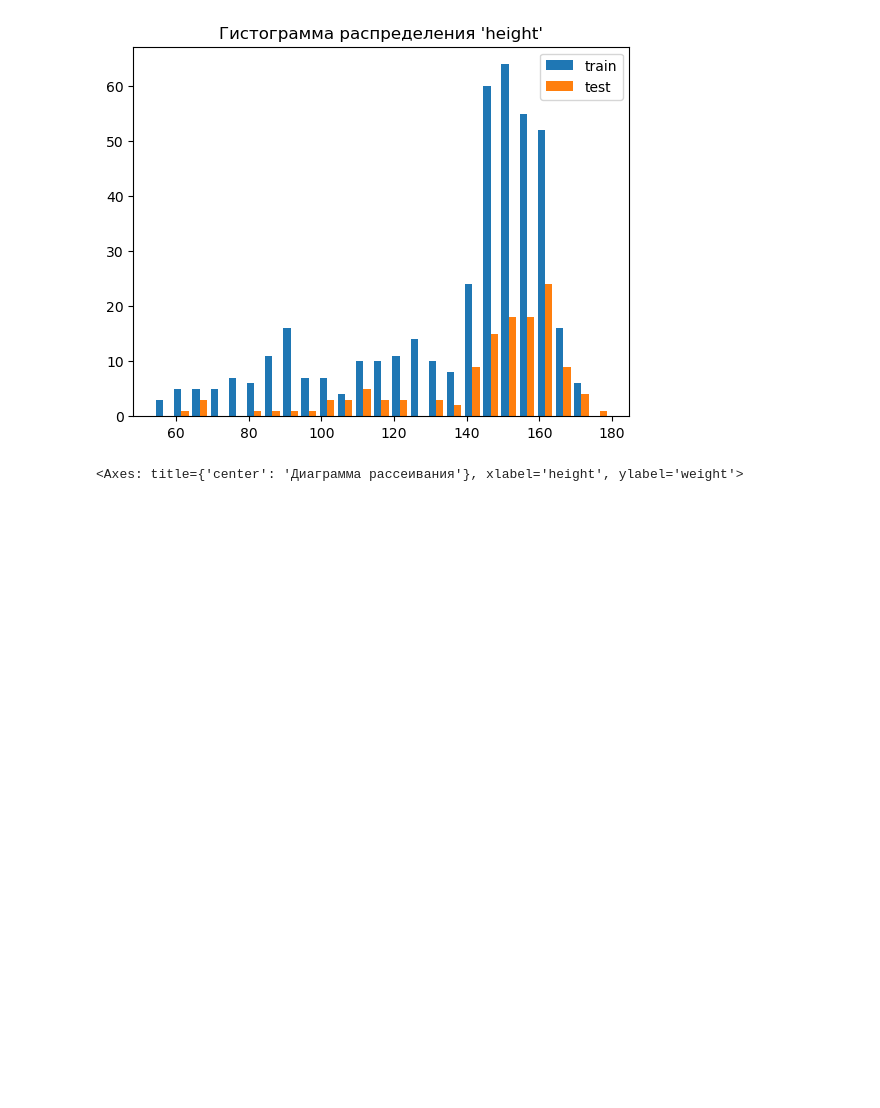
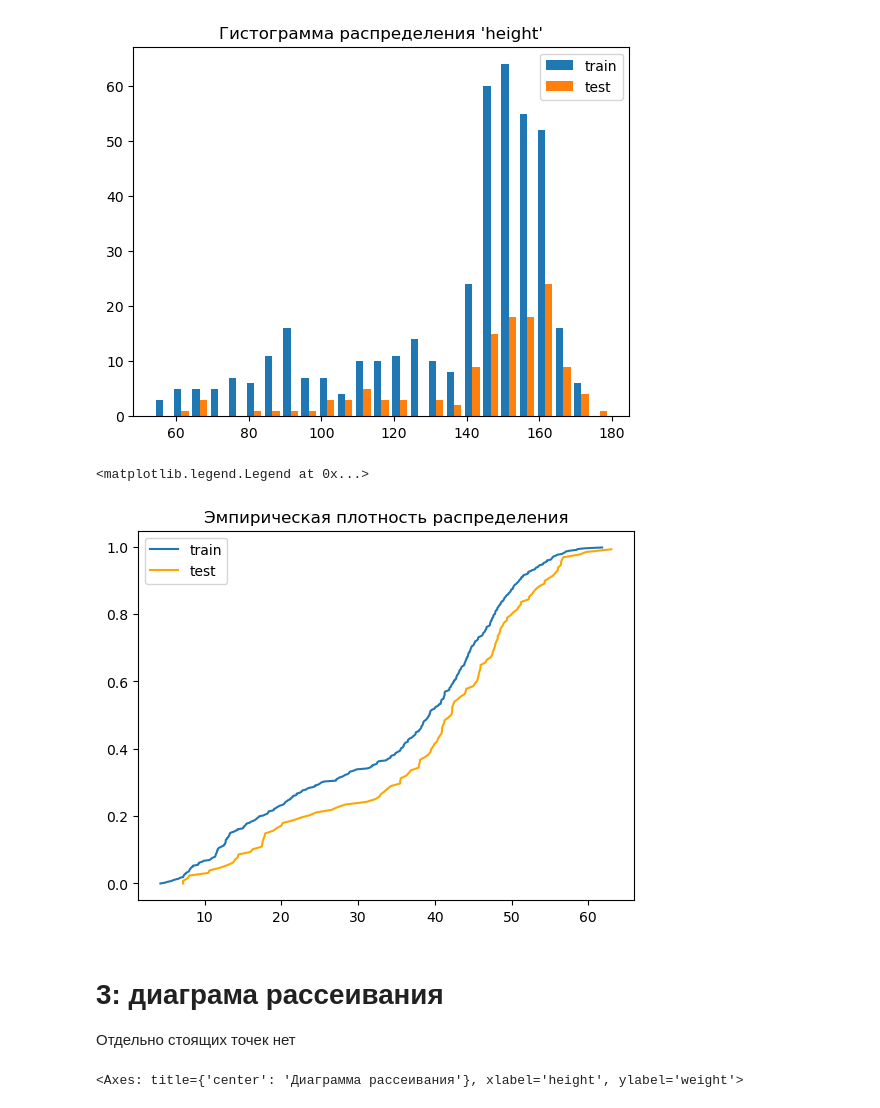
Before and after one commit to danya02/rudn-year3-ml-methods, a Jupyter notebook: lab1/work.ipynb, the cells around one changed output. Drawn from its saved outputs; the diff is of its cells as text; code cells hidden in the pictures; blank space fills up the shorter version.

```diff
--- a/lab1/work.ipynb
+++ b/lab1/work.ipynb
@@ -145,4 +151,24 @@ ax.set_title("Гистограмма распределения 'height'")
 plt.show()
 # %% [output]
 [figure]
+# %%
+tx_train = np.sort(train['weight'])
+ty_train = np.arange(len(tx_train)) / (len(tx_train)+0.0)
+
+fig, ax = plt.subplots()
+plt.plot(tx_train, ty_train, label='train')
+ax.set_title("Эмпирическая плотность распределения")
+
+tx_test = np.sort(test['weight'])
+ty_test = np.arange(len(tx_test)) / (len(tx_test)+0.0)
+
+plt.plot(tx_test, ty_test, color='orange', label='test')
+plt.legend()
+# %% [output]
+<matplotlib.legend.Legend at 0x...>
+[figure, added]
+# %% [markdown]
+# 3: диаграма рассеивания
+
+Отдельно стоящих точек нет
 # %%
```
Also changed, not shown: parts of 38 cells of this notebook.
